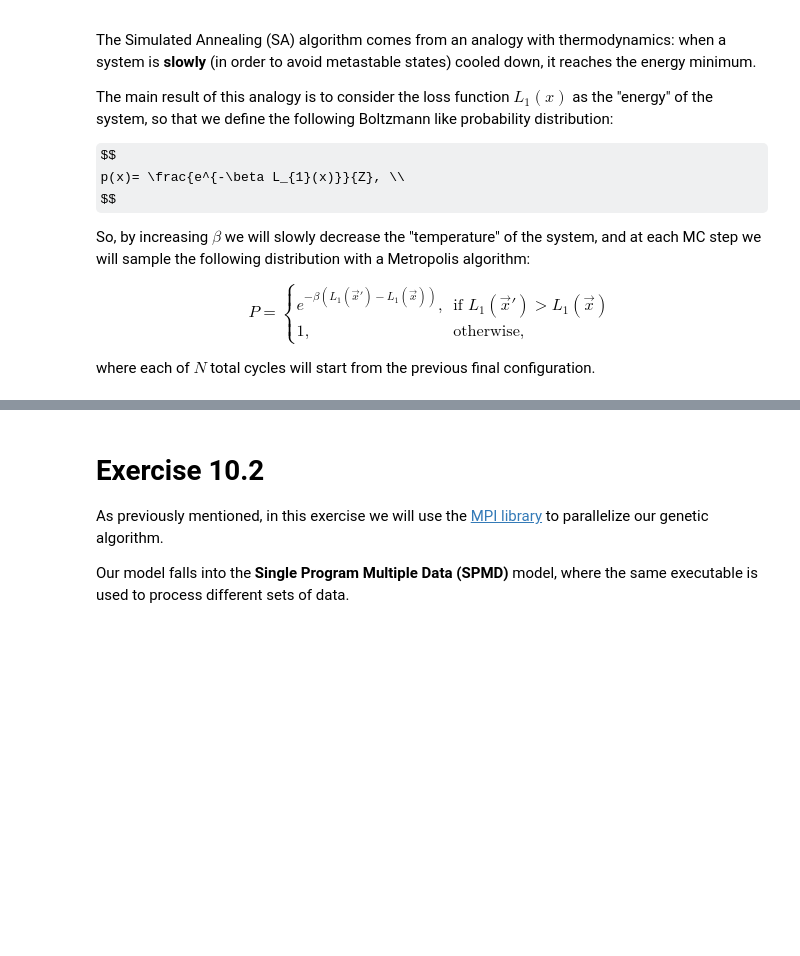
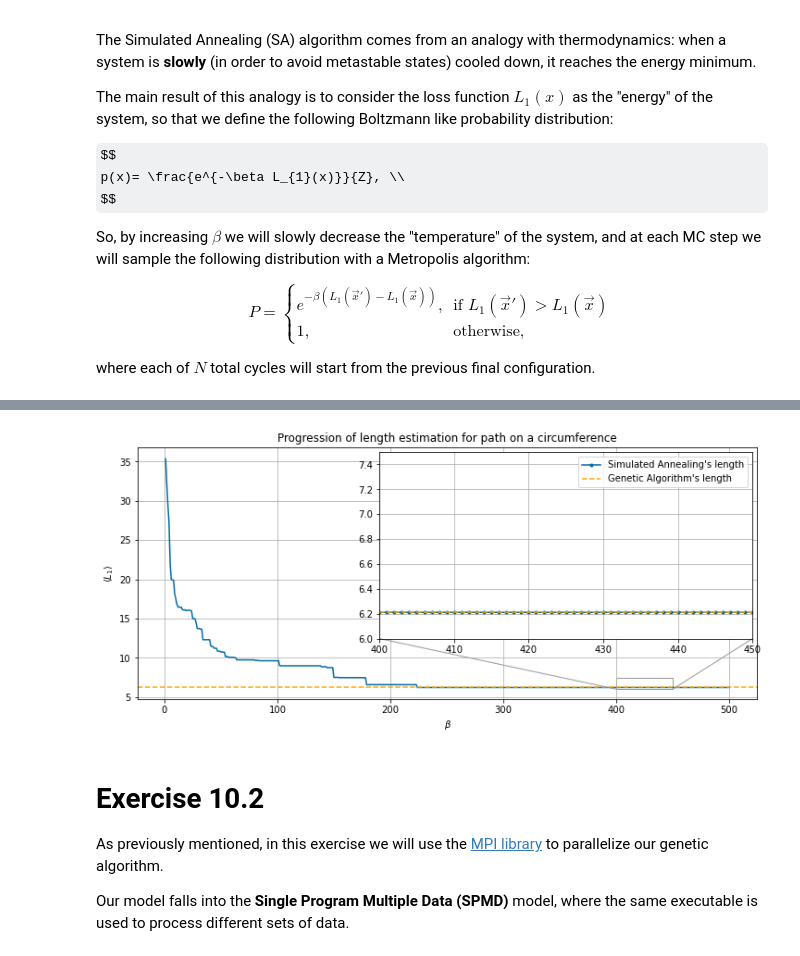
Before and after one commit to pyros-cyber/lsn, a Jupyter notebook: exercise10/exercise10.ipynb, the cells around one changed output, grey strips where cells are left out. Saved outputs shown, nothing was run; the diff lists cells and outputs as text; code cells hidden in the pictures; some formulas as TeX source; blank space fills up the shorter version.

```diff
--- a/exercise10/exercise10.ipynb
+++ b/exercise10/exercise10.ipynb
@@ -37,3 +140,7 @@ where each of $N$ total cycles will start from the previous final configuration.
+# %%
+loss('circumference')
+# %% [output]
+[figure, added]
 # %% [markdown]
 # Exercise 10.2
 As previously mentioned, in this exercise we will use the [MPI library](https://www.mpi-forum.org/) to parallelize our genetic algorithm.
```
Also changed, not shown: parts of 6 cells of this notebook.
